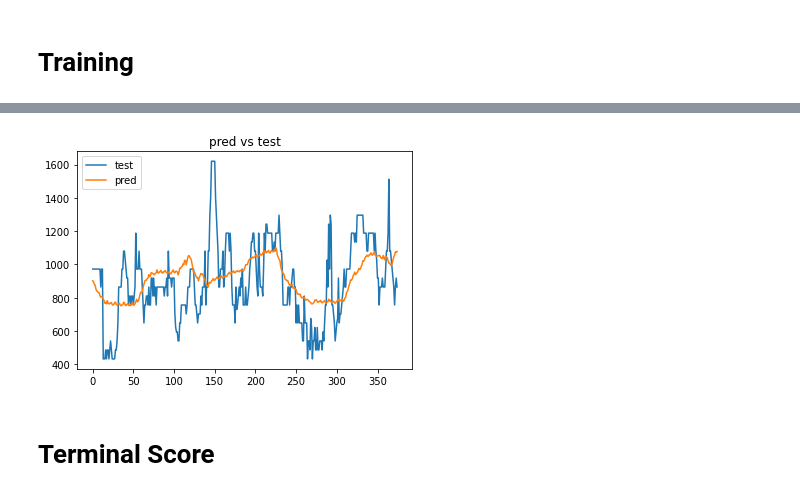
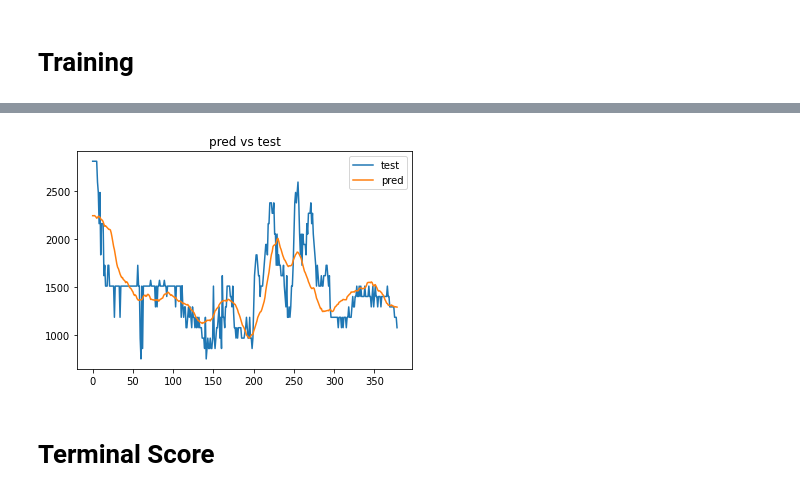
Before and after one commit to oh-yu/vegetable-price-prediction, a Jupyter notebook: 1_variable_rnn.ipynb, the cells around one changed output, grey strips where cells are left out. Cells and saved outputs as stored; diff of their text form; code cells hidden in the pictures.

```diff
--- a/1_variable_rnn.ipynb
+++ b/1_variable_rnn.ipynb
@@ -7,5 +8,5 @@ import utils
 # %% [markdown]
 # Load Data
 # %%
-target_vegetable = "だいこん"
+target_vegetable = "トマト"
 train_size = 4000
@@ -37,3 +13,32 @@ train_x, train_y, test_y, train, test, ss = utils.preprocess_data(target_values,
+# %%
+train = pd.read_csv("./data/train.csv")
+train["date"] = pd.to_datetime(train["date"], format="%Y%m%d")
+temps = pd.read_csv("./data/temp_features.csv")
+temps = temps.drop(columns=["max_temp_time", "min_temp_time"])
+temps = temps.interpolate(limit=None, limit_direction='both')
+train = pd.concat([train, temps], axis=1)
+
+train["year"] = train.date.dt.year
+years = pd.get_dummies(train["year"])
+train = train.drop(columns="year")
+train = pd.concat([train, years], axis=1)
+
+train["month"] = train.date.dt.month
+months = pd.get_dummies(train["month"])
+train = train.drop(columns="month")
+train = pd.concat([train, months], axis=1)
+
+train["weekday"] = train.date.dt.weekday
+weekdays = pd.get_dummies(train["weekday"])
+train = train.drop(columns="weekday")
+train = pd.concat([train, weekdays], axis=1)
+
+areas = pd.get_dummies(train["area"])
+train = train.drop(columns="area")
+train = pd.concat([train, areas], axis=1)
+
+target_values = utils.get_target_values(train, target_vegetable)
+train_x, train_y, test_y, train, test, ss = utils.preprocess_data(target_values, train_size=train_size, T=10)
 # %% [markdown]
 # Training
 # %%
@@ -58,7 +65,10 @@ early stop at: 0.48209813237190247
-# %%
-utils.plot_prediction(pred_y, test_y, ss)
-# %% [output]
-[figure, removed]
+# %%
+pred_y = pred_y.detach().numpy()
+pred = np.concatenate([pred_y.reshape(-1, 1), test[:, 1:]], axis=1)
+
+utils.plot_prediction(pred, test, ss)
+# %% [output]
+[figure, added]
 # %% [markdown]
 # Terminal Score
 # %%
```
Also changed, not shown: parts of 4 cells of this notebook, 1 other file.
